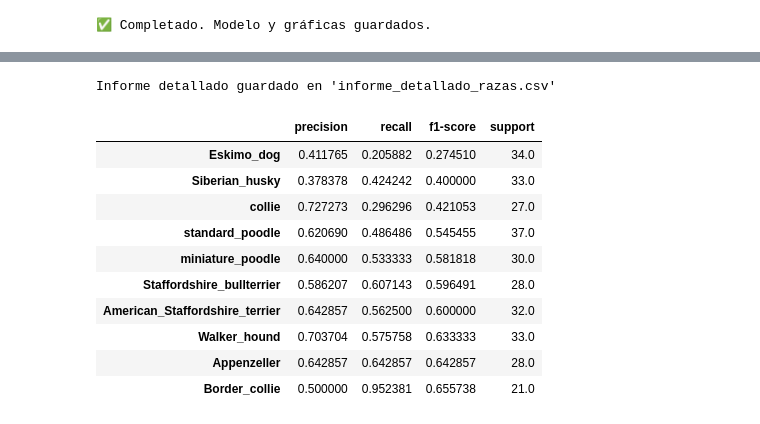
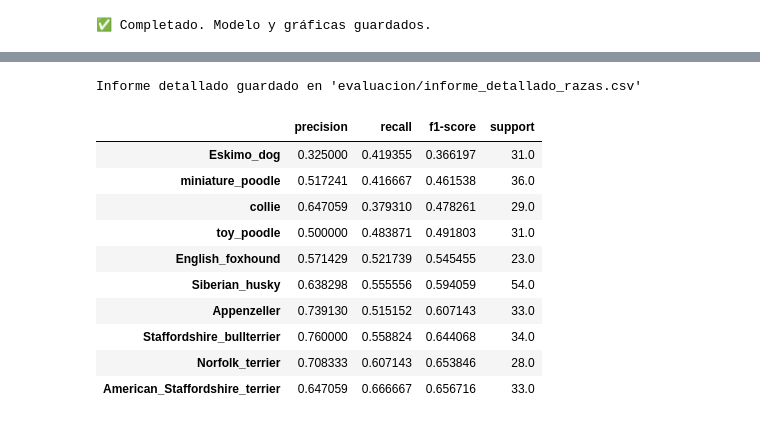
Before and after one commit to vjimgue/PawSense, a Jupyter notebook: modelo_prediccion_perros_pytorch.ipynb, the cells around one changed output, grey strips where cells are left out. Saved outputs shown, nothing was run; the diff lists cells and outputs as text; code cells hidden in the pictures.

```diff
--- a/modelo_prediccion_perros_pytorch.ipynb
+++ b/modelo_prediccion_perros_pytorch.ipynb
@@ -355,9 +357,9 @@ En la fase de preprocesamiento realizaremos varias operaciones:
 
 6. **Cargamos los datos finales para el entrenamiento**: Hacemos uso de DataLoader para cargar ya los datos al modelo.
 # %%
-batch_size = 64
+batch_size = 32
 
-# Preprocesamiento y Data Augmentation de Train  (transforms.Compose = realizar una serie de pasos por imagen)
+# Preprocesamiento y Data Augmentation de Train
 train_transforms = transforms.Compose([
     transforms.RandomHorizontalFlip(),
     transforms.RandomRotation(20),
@@ -372,7 +374,7 @@ val_transforms = transforms.Compose([
     transforms.Normalize([0.485, 0.456, 0.406], [0.229, 0.224, 0.225])
 ])
 
-# Cargar dataset automáticamente con ImageFolder y dividir train y validation
+# Cargar dataset y dividir
 full_dataset = datasets.ImageFolder("dataset_recortado")
 train_size = int(0.8 * len(full_dataset)) # 80%
 val_size = len(full_dataset) - train_size # 20%
@@ -407,7 +407,7 @@ num_ftrs = model.classifier[1].in_features
 
 model.classifier[1] = nn.Sequential(
     # Apaga aleatoriamente el 20% de las neuronas para evitar que el modelo memorice las fotos (previene el overfitting)
-    nn.Dropout(p=0.2, inplace=True),
+    nn.Dropout(p=0.3, inplace=True),
     # Conecta los 1280 datos de entrada con nuestras 120 salidas
     nn.Linear(num_ftrs, 120)
 )
@@ -748,39 +850,39 @@ graficar_mayores_confusiones(y_true, y_pred, full_dataset.classes, top_n=15)
 # %%
 from sklearn.metrics import classification_report
 
 # 1. Generamos el informe como un diccionario en lugar de una cadena de texto
 # 'output_dict=True' es la clave para poder pasarlo a un DataFrame.
 reporte_dict = classification_report(
     y_true,
     y_pred,
     target_names=full_dataset.classes,
     output_dict=True
 )
 
 # 2. Creamos el DataFrame
 # Transponemos (.T) para que las razas aparezcan en las filas y las métricas en las columnas.
 df_reporte = pd.DataFrame(reporte_dict).T
 
 # 3. Limpieza y formato
 # Redondeamos a 2 decimales y ordenamos por 'f1-score' para ver las razas que más fallan primero.
 df_reporte = df_reporte.sort_values(by='f1-score', ascending=True)
 
 # 4. Guardar a CSV (opcional pero recomendado)
-df_reporte.to_csv("informe_detallado_razas.csv")
-print("Informe detallado guardado en 'informe_detallado_razas.csv'")
+df_reporte.to_csv("evaluacion/informe_detallado_razas.csv")
+print("Informe detallado guardado en 'evaluacion/informe_detallado_razas.csv'")
 
 # 5. Visualizar el Top 10 de razas con más dificultades
 df_reporte.head(10)
 # %% [output]
-Informe detallado guardado en 'informe_detallado_razas.csv'
+Informe detallado guardado en 'evaluacion/informe_detallado_razas.csv'
 |  | precision | recall | f1-score | support |
-| Eskimo_dog | 0.411765 | 0.205882 | 0.274510 | 34.0 |
-| Siberian_husky | 0.378378 | 0.424242 | 0.400000 | 33.0 |
-| collie | 0.727273 | 0.296296 | 0.421053 | 27.0 |
-| standard_poodle | 0.620690 | 0.486486 | 0.545455 | 37.0 |
-| miniature_poodle | 0.640000 | 0.533333 | 0.581818 | 30.0 |
-| Staffordshire_bullterrier | 0.586207 | 0.607143 | 0.596491 | 28.0 |
-| American_Staffordshire_terrier | 0.642857 | 0.562500 | 0.600000 | 32.0 |
-| Walker_hound | 0.703704 | 0.575758 | 0.633333 | 33.0 |
-| Appenzeller | 0.642857 | 0.642857 | 0.642857 | 28.0 |
-| Border_collie | 0.500000 | 0.952381 | 0.655738 | 21.0 |
+| Eskimo_dog | 0.325000 | 0.419355 | 0.366197 | 31.0 |
+| miniature_poodle | 0.517241 | 0.416667 | 0.461538 | 36.0 |
+| collie | 0.647059 | 0.379310 | 0.478261 | 29.0 |
+| toy_poodle | 0.500000 | 0.483871 | 0.491803 | 31.0 |
+| English_foxhound | 0.571429 | 0.521739 | 0.545455 | 23.0 |
+| Siberian_husky | 0.638298 | 0.555556 | 0.594059 | 54.0 |
+| Appenzeller | 0.739130 | 0.515152 | 0.607143 | 33.0 |
+| Staffordshire_bullterrier | 0.760000 | 0.558824 | 0.644068 | 34.0 |
+| Norfolk_terrier | 0.708333 | 0.607143 | 0.653846 | 28.0 |
+| American_Staffordshire_terrier | 0.647059 | 0.666667 | 0.656716 | 33.0 |
```
Also changed, not shown: parts of 25 cells of this notebook, 17 other files.
